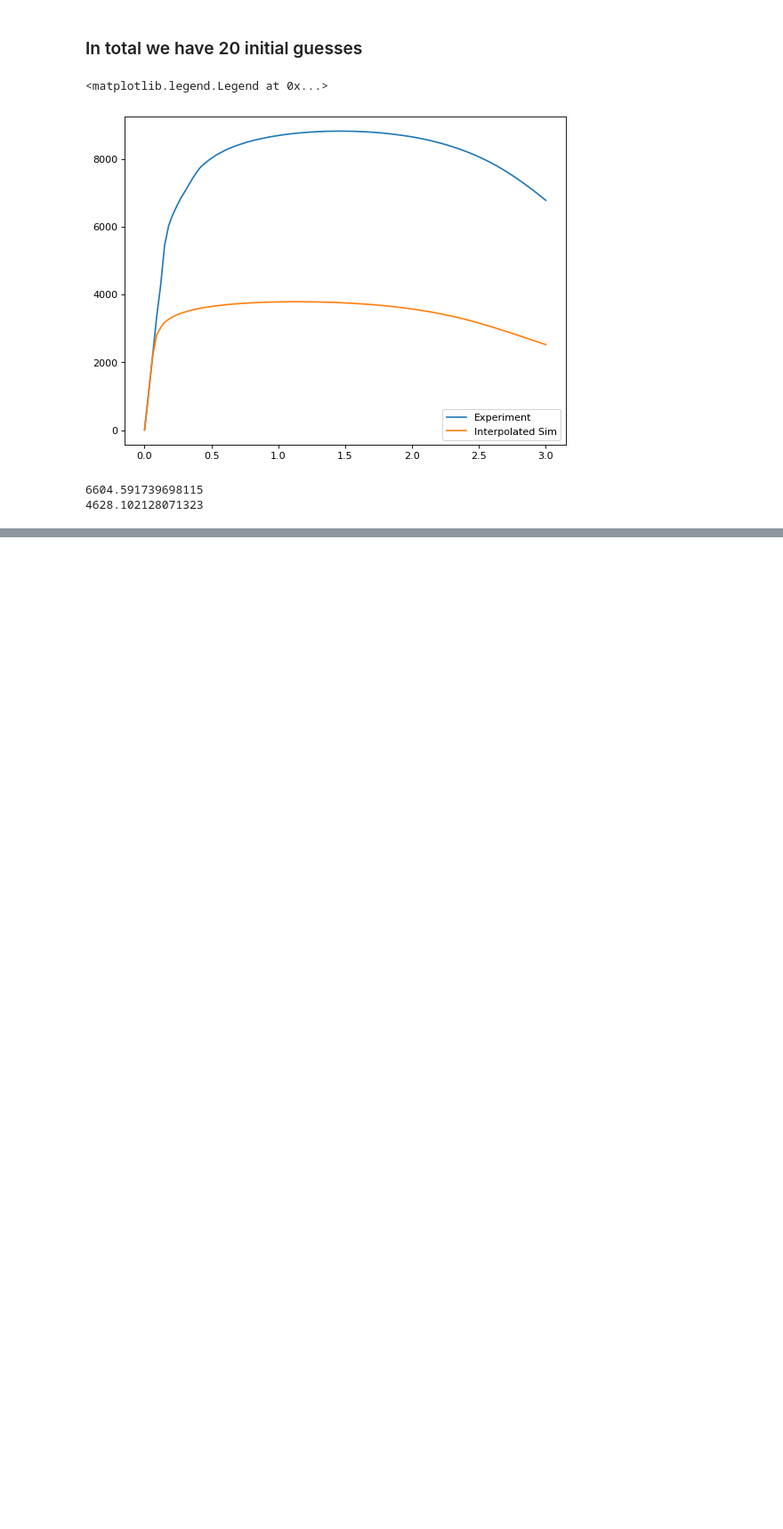
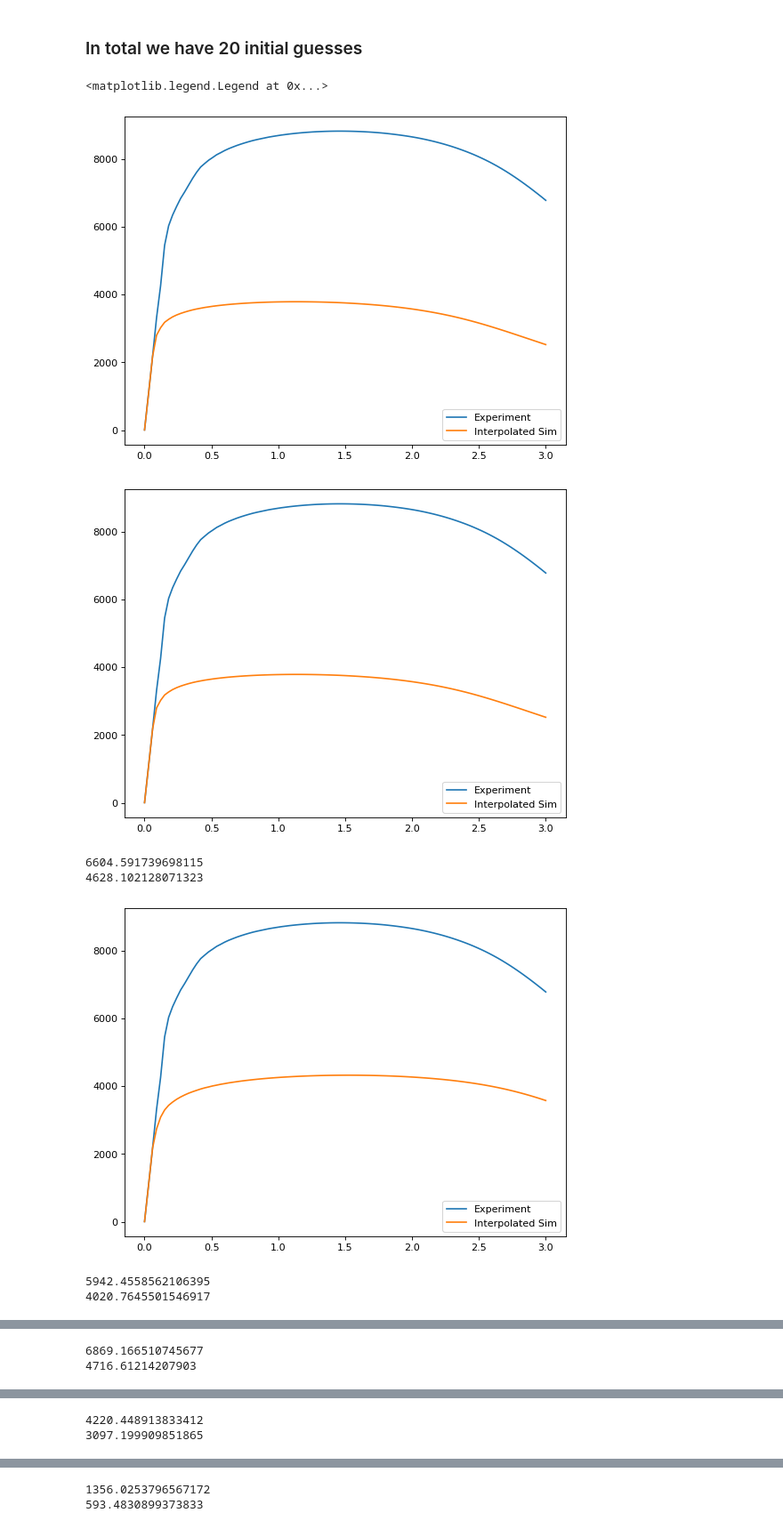
Before and after one commit to VedantZope/Abaqus-Macromechanics, a Jupyter notebook: notebooks/test_lossFunction.ipynb, the cells around one changed output, grey strips where cells are left out. Shown at 89% size. Drawn from its saved outputs; the diff is of its cells as text; code cells hidden in the pictures; blank space fills up the shorter version.

```diff
--- a/notebooks/test_lossFunction.ipynb
+++ b/notebooks/test_lossFunction.ipynb
@@ -233,6 +233,21 @@ def custom_loss_func(x_true,y_true, y_pred):
-# %%
-print(custom_loss_func(targetDisplacement,targetForce, interpolated_simForce))
-print(lossFD(targetForce,interpolated_simForce))
-# %% [output]
-6604.591739698115
-4628.102128071323
+# %%
+# For each interpolated simulation curve, calculate the loss and plot the sim curve against target curve
+
+for i in range(len(initial_interpolated_FD_Curves)):
+    interpolated_simForce = list(initial_interpolated_FD_Curves.values())[i]['force']
+
+    # Plotting the FD curve
+    figure(figsize=(8, 6), dpi=80)
+    plt.plot(targetDisplacement, targetForce, label='Experiment')
+    plt.plot(targetDisplacement, interpolated_simForce, label='Interpolated Sim')
+    plt.legend()
+    plt.show()
+    print(custom_loss_func(targetDisplacement,targetForce, interpolated_simForce))
+    print(lossFD(targetForce, interpolated_simForce))
+# %% [output]
+[figure, added]
+6604.591739698115
+4628.102128071323
+[figure, added]
+5942.4558562106395
+4020.7645501546917
@@ -238,0 +255,2 @@ print(lossFD(targetForce,interpolated_simForce))
+6869.166510745677
+4716.61214207903
@@ -238,0 +258,2 @@ print(lossFD(targetForce,interpolated_simForce))
+4220.448913833412
+3097.199909851865
@@ -238,0 +261,2 @@ print(lossFD(targetForce,interpolated_simForce))
+1356.0253796567172
+593.4830899373833
```
Also changed, not shown: parts of 4 cells of this notebook, 1 other file.
